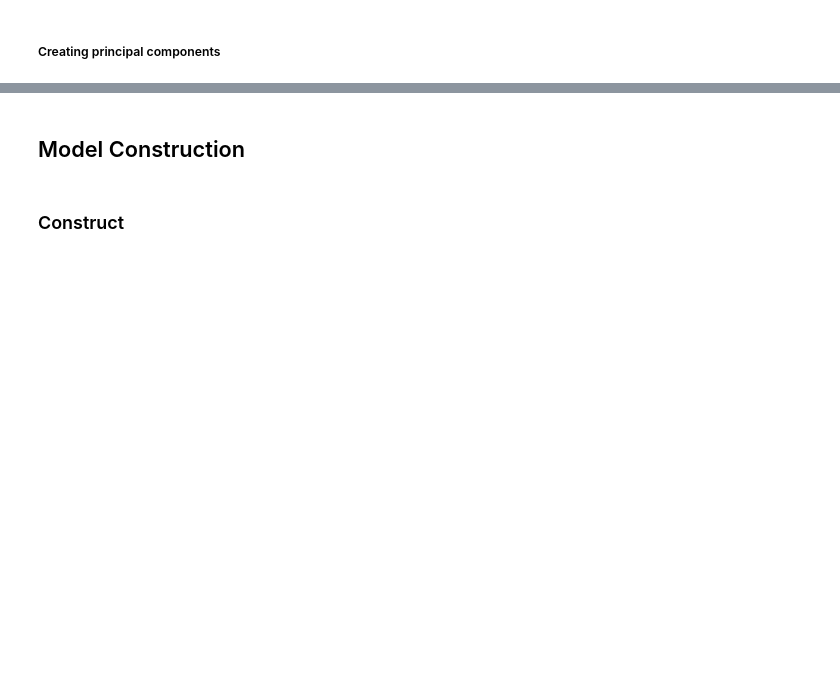
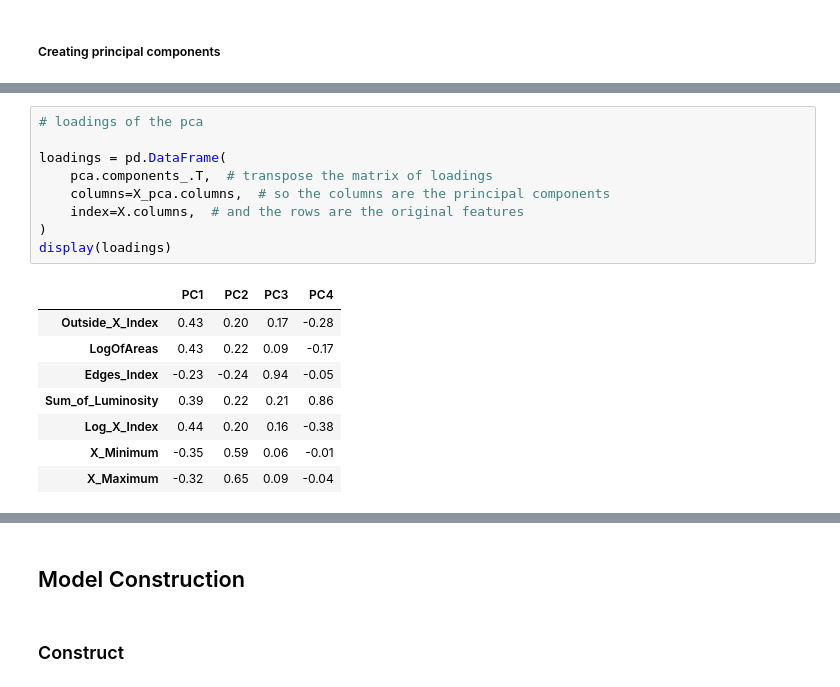
Before and after one commit to ikechukwuUE/steel-plate-defect, a Jupyter notebook: steel_defect_prediction.ipynb, the cells around one changed output, grey strips where cells are left out. Drawn from its saved outputs; the diff is of its cells as text; blank space fills up the shorter version.

```diff
--- a/steel_defect_prediction.ipynb
+++ b/steel_defect_prediction.ipynb
@@ -824,0 +936,18 @@ X_pca
+# %%
+# loadings of the pca
+
+loadings = pd.DataFrame(
+    pca.components_.T,  # transpose the matrix of loadings
+    columns=X_pca.columns,  # so the columns are the principal components
+    index=X.columns,  # and the rows are the original features
+)
+display(loadings)
+# %% [output]
+|  | PC1 | PC2 | PC3 | PC4 |
+| Outside_X_Index | 0.43 | 0.20 | 0.17 | -0.28 |
+| LogOfAreas | 0.43 | 0.22 | 0.09 | -0.17 |
+| Edges_Index | -0.23 | -0.24 | 0.94 | -0.05 |
+| Sum_of_Luminosity | 0.39 | 0.22 | 0.21 | 0.86 |
+| Log_X_Index | 0.44 | 0.20 | 0.16 | -0.38 |
+| X_Minimum | -0.35 | 0.59 | 0.06 | -0.01 |
+| X_Maximum | -0.32 | 0.65 | 0.09 | -0.04 |
```
Also changed, not shown: parts of 18 cells of this notebook.
